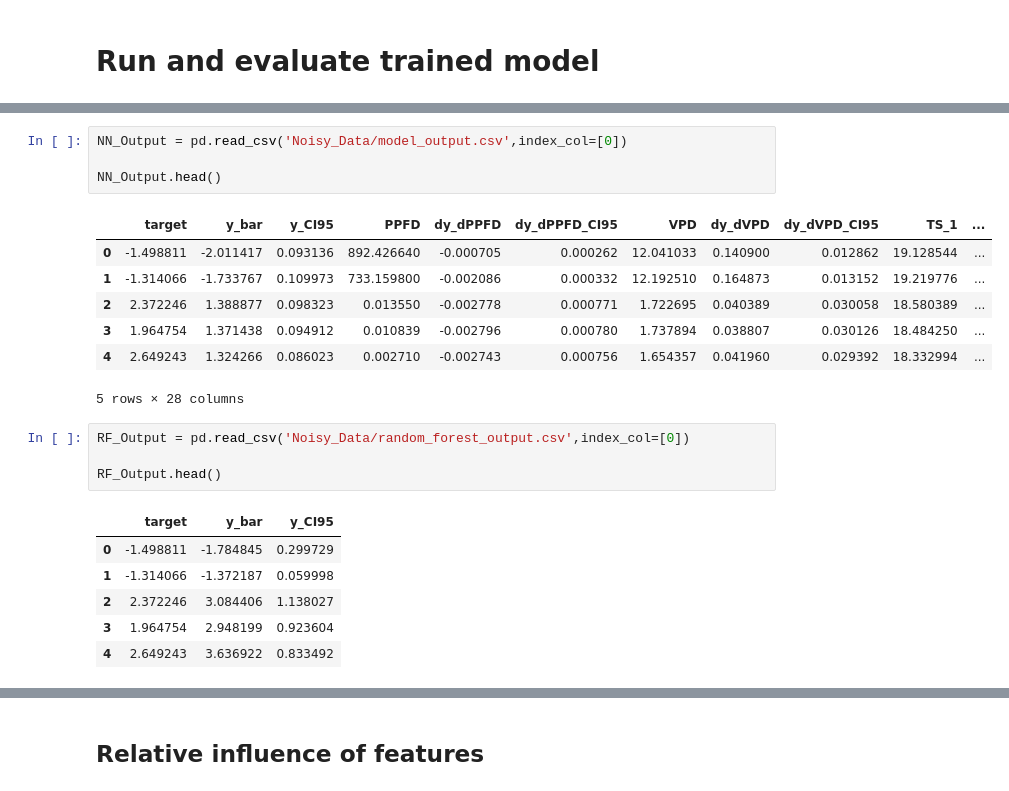
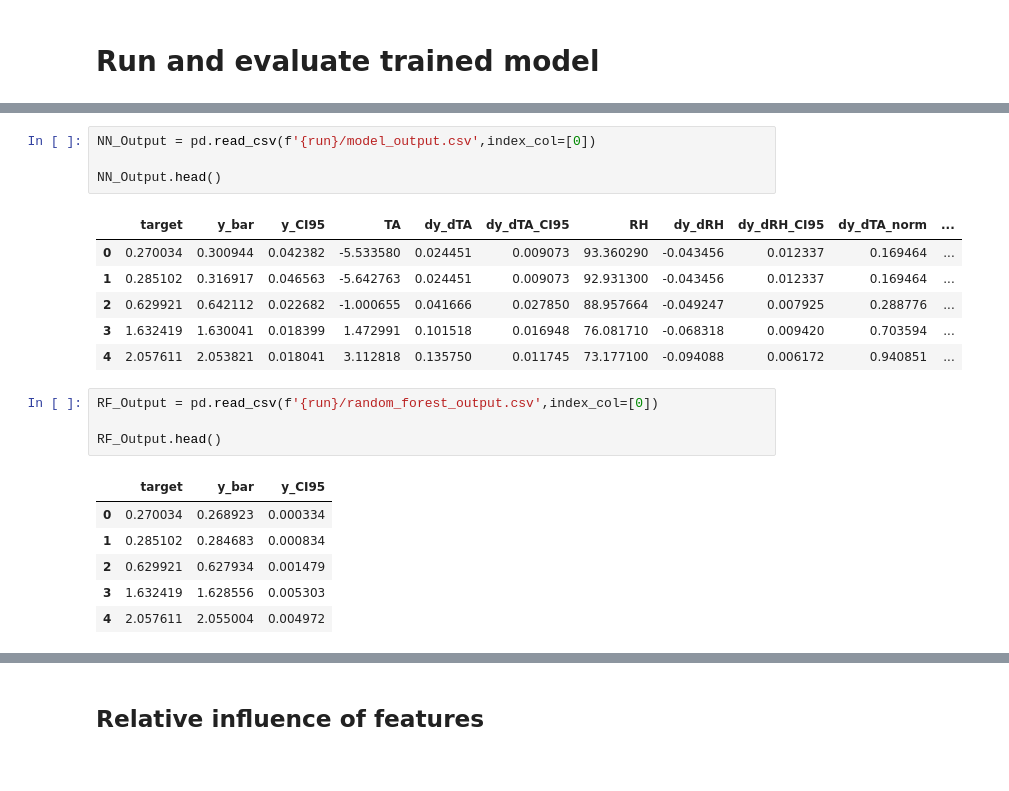
Before and after one commit to June-Skeeter/NN_Applications, a Jupyter notebook: NN_for_EC.ipynb, the cells around one changed output, grey strips where cells are left out. Drawn from its saved outputs; the diff is of its cells as text.

```diff
--- a/NN_for_EC.ipynb
+++ b/NN_for_EC.ipynb
@@ -184,23 +231,22 @@ Run Time:
 # %%
-NN_Output = pd.read_csv('Noisy_Data/model_output.csv',index_col=[0])
+NN_Output = pd.read_csv(f'{run}/model_output.csv',index_col=[0])
 
 NN_Output.head()
 # %% [output]
-|  | target | y_bar | y_CI95 | PPFD | dy_dPPFD | dy_dPPFD_CI95 | VPD | dy_dVPD | dy_dVPD_CI95 | TS_1 | ... |
-| 0 | -1.498811 | -2.011417 | 0.093136 | 892.426640 | -0.000705 | 0.000262 | 12.041033 | 0.140900 | 0.012862 | 19.128544 | ... |
-| 1 | -1.314066 | -1.733767 | 0.109973 | 733.159800 | -0.002086 | 0.000332 | 12.192510 | 0.164873 | 0.013152 | 19.219776 | ... |
-| 2 | 2.372246 | 1.388877 | 0.098323 | 0.013550 | -0.002778 | 0.000771 | 1.722695 | 0.040389 | 0.030058 | 18.580389 | ... |
-| 3 | 1.964754 | 1.371438 | 0.094912 | 0.010839 | -0.002796 | 0.000780 | 1.737894 | 0.038807 | 0.030126 | 18.484250 | ... |
-| 4 | 2.649243 | 1.324266 | 0.086023 | 0.002710 | -0.002743 | 0.000756 | 1.654357 | 0.041960 | 0.029392 | 18.332994 | ... |
+|  | target | y_bar | y_CI95 | TA | dy_dTA | dy_dTA_CI95 | RH | dy_dRH | dy_dRH_CI95 | dy_dTA_norm | ... |
+| 0 | 0.270034 | 0.300944 | 0.042382 | -5.533580 | 0.024451 | 0.009073 | 93.360290 | -0.043456 | 0.012337 | 0.169464 | ... |
+| 1 | 0.285102 | 0.316917 | 0.046563 | -5.642763 | 0.024451 | 0.009073 | 92.931300 | -0.043456 | 0.012337 | 0.169464 | ... |
+| 2 | 0.629921 | 0.642112 | 0.022682 | -1.000655 | 0.041666 | 0.027850 | 88.957664 | -0.049247 | 0.007925 | 0.288776 | ... |
+| 3 | 1.632419 | 1.630041 | 0.018399 | 1.472991 | 0.101518 | 0.016948 | 76.081710 | -0.068318 | 0.009420 | 0.703594 | ... |
+| 4 | 2.057611 | 2.053821 | 0.018041 | 3.112818 | 0.135750 | 0.011745 | 73.177100 | -0.094088 | 0.006172 | 0.940851 | ... |
-5 rows × 28 columns
 # %%
-RF_Output = pd.read_csv('Noisy_Data/random_forest_output.csv',index_col=[0])
+RF_Output = pd.read_csv(f'{run}/random_forest_output.csv',index_col=[0])
 
 RF_Output.head()
 # %% [output]
 |  | target | y_bar | y_CI95 |
-| 0 | -1.498811 | -1.784845 | 0.299729 |
-| 1 | -1.314066 | -1.372187 | 0.059998 |
-| 2 | 2.372246 | 3.084406 | 1.138027 |
-| 3 | 1.964754 | 2.948199 | 0.923604 |
-| 4 | 2.649243 | 3.636922 | 0.833492 |
+| 0 | 0.270034 | 0.268923 | 0.000334 |
+| 1 | 0.285102 | 0.284683 | 0.000834 |
+| 2 | 0.629921 | 0.627934 | 0.001479 |
+| 3 | 1.632419 | 1.628556 | 0.005303 |
+| 4 | 2.057611 | 2.055004 | 0.004972 |
```
Also changed, not shown: parts of 8 cells of this notebook, 10 other files.
